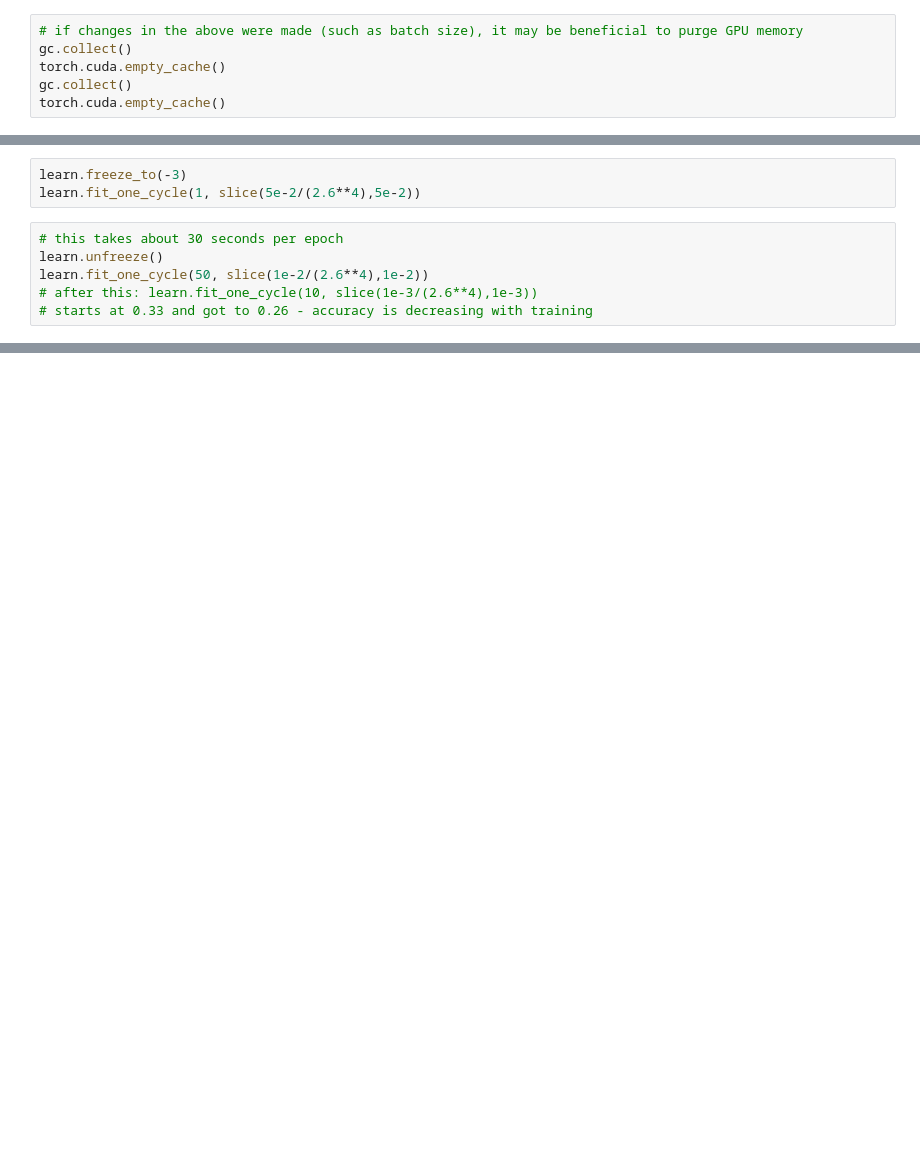
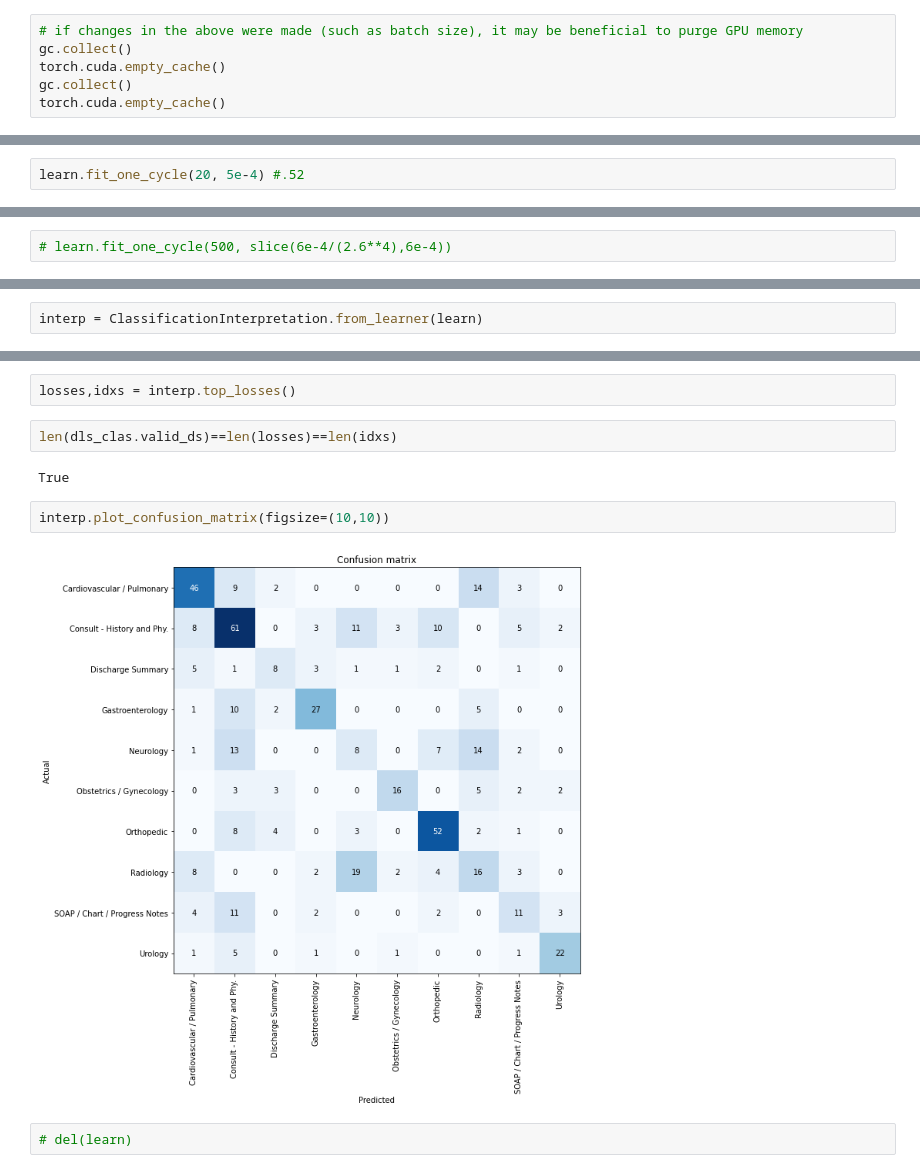
Before and after one commit to magic-lantern/coprh-nlp-2021, a Jupyter notebook: text_classification_colab.ipynb, the cells around one changed output, grey strips where cells are left out. Cells and saved outputs as stored; diff of their text form; blank space fills up the shorter version.

Commit message:
Saving work on classification example

```diff
--- a/text_classification_colab.ipynb
+++ b/text_classification_colab.ipynb
@@ -159,0 +385,2 @@ learn.fit_one_cycle(1, slice(1e-1/(2.6**4),1e-1))
+# %%
+learn.fit_one_cycle(20, 5e-4) #.52
@@ -160,9 +409,2 @@ learn.fit_one_cycle(1, slice(1e-1/(2.6**4),1e-1))
 # %%
-learn.freeze_to(-3)
-learn.fit_one_cycle(1, slice(5e-2/(2.6**4),5e-2))
+# learn.fit_one_cycle(500, slice(6e-4/(2.6**4),6e-4))
-# %%
-# this takes about 30 seconds per epoch
-learn.unfreeze()
-learn.fit_one_cycle(50, slice(1e-2/(2.6**4),1e-2))
-# after this: learn.fit_one_cycle(10, slice(1e-3/(2.6**4),1e-3))
-# starts at 0.33 and got to 0.26 - accuracy is decreasing with training
@@ -174,0 +445,2 @@ interp.plot_top_losses(9, figsize=(15,10))
+# %%
+interp = ClassificationInterpretation.from_learner(learn)
@@ -174,0 +449,12 @@ interp.plot_top_losses(9, figsize=(15,10))
+# %%
+losses,idxs = interp.top_losses()
+# %%
+len(dls_clas.valid_ds)==len(losses)==len(idxs)
+# %% [output]
+True
+# %%
+interp.plot_confusion_matrix(figsize=(10,10))
+# %% [output]
+[figure, added]
+# %%
+# del(learn)
```
Also changed, not shown: parts of 73 cells of this notebook.
